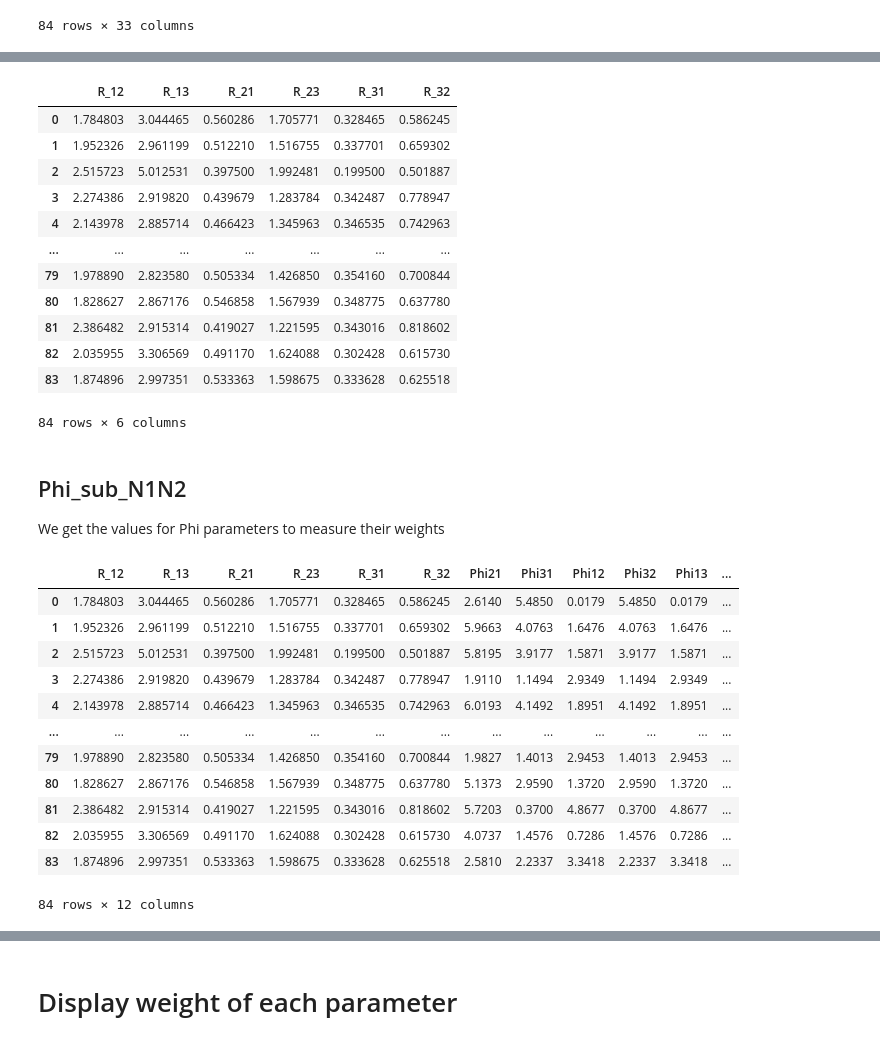
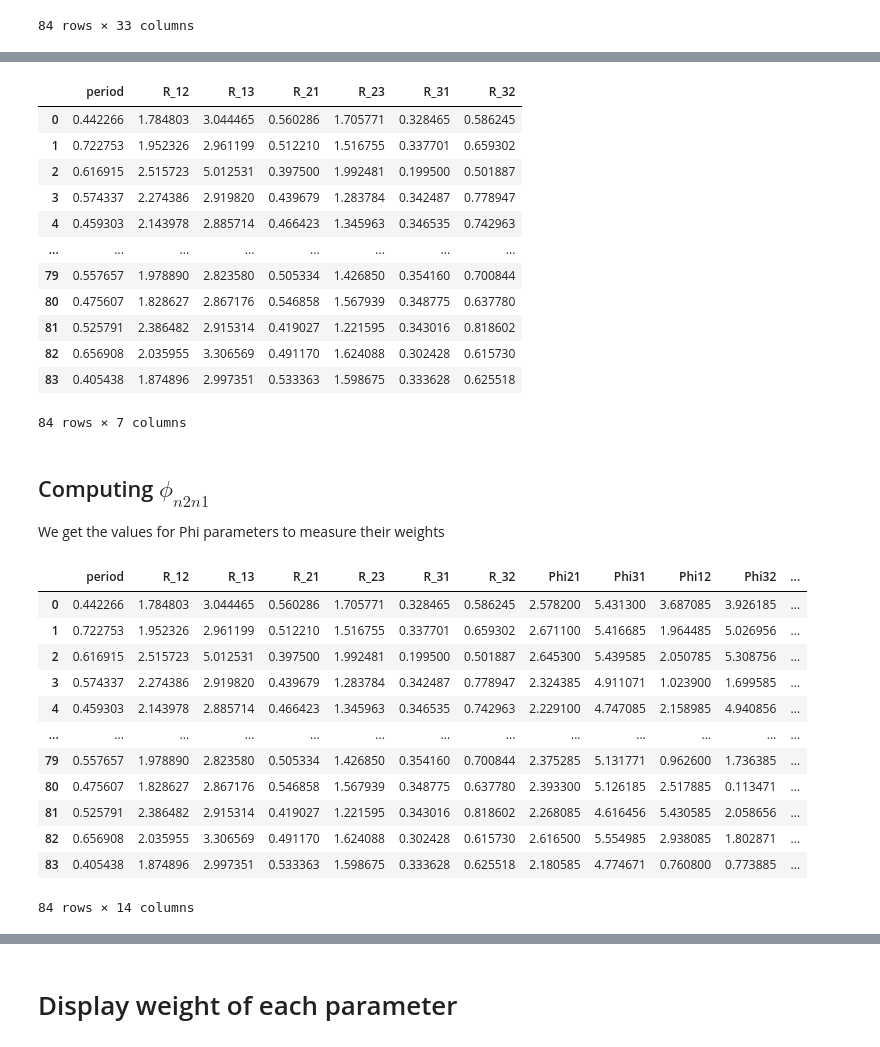
Before and after one commit to handle1337/blink, a Jupyter notebook: notebooks/blink.ipynb, the cells around one changed output, grey strips where cells are left out. Saved outputs shown, nothing was run; the diff lists cells and outputs as text; code cells hidden in the pictures.

Commit message:
feat: mostly replicated the results

```diff
--- a/notebooks/blink.ipynb
+++ b/notebooks/blink.ipynb
@@ -41,65 +43,66 @@ We'll begin by setting up a new DF with the appropriate parameters
 We want the ratios between alphas as we don't want distance to affect our weights
 # %%
-jk_df = pd.DataFrame()
+jk_df = pd.DataFrame() # This is the dataframe we'll use to replicate Jurcsik and Kovac's results with Phi31
+jk_df["period"] = df["period"]
 
 
-# Get ratios e.x. A1/A2, A1/A3 etc.
-phi_filter = df.filter(["A1","A2","A3"])
-for phi_n1 in phi_filter.columns:
+# Get amp ratios ex. A1/A2, A1/A3 etc.
+alpha_filter = df.filter(["A1","A2","A3"])
+for alpha in alpha_filter.columns:
 
-    for phi_n2 in phi_filter.drop(columns=[phi_n1]).columns:
-        ratio_name = f"R_{phi_n1[1:]}{phi_n2[1:]}"
+    for alpha_denom in alpha_filter.drop(columns=[alpha]).columns:
+        ratio_name = f"R_{alpha[1:]}{alpha_denom[1:]}"
 
         # append ratios
-        jk_df[ratio_name] = phi_filter[phi_n1].to_numpy() / phi_filter[phi_n2].to_numpy()
+        jk_df[ratio_name] = alpha_filter[alpha].to_numpy() / alpha_filter[alpha_denom].to_numpy()
 
 jk_df
 # %% [output]
-|  | R_12 | R_13 | R_21 | R_23 | R_31 | R_32 |
-| 0 | 1.784803 | 3.044465 | 0.560286 | 1.705771 | 0.328465 | 0.586245 |
-| 1 | 1.952326 | 2.961199 | 0.512210 | 1.516755 | 0.337701 | 0.659302 |
-| 2 | 2.515723 | 5.012531 | 0.397500 | 1.992481 | 0.199500 | 0.501887 |
-| 3 | 2.274386 | 2.919820 | 0.439679 | 1.283784 | 0.342487 | 0.778947 |
-| 4 | 2.143978 | 2.885714 | 0.466423 | 1.345963 | 0.346535 | 0.742963 |
-| ... | ... | ... | ... | ... | ... | ... |
-| 79 | 1.978890 | 2.823580 | 0.505334 | 1.426850 | 0.354160 | 0.700844 |
-| 80 | 1.828627 | 2.867176 | 0.546858 | 1.567939 | 0.348775 | 0.637780 |
-| 81 | 2.386482 | 2.915314 | 0.419027 | 1.221595 | 0.343016 | 0.818602 |
-| 82 | 2.035955 | 3.306569 | 0.491170 | 1.624088 | 0.302428 | 0.615730 |
-| 83 | 1.874896 | 2.997351 | 0.533363 | 1.598675 | 0.333628 | 0.625518 |
+|  | period | R_12 | R_13 | R_21 | R_23 | R_31 | R_32 |
+| 0 | 0.442266 | 1.784803 | 3.044465 | 0.560286 | 1.705771 | 0.328465 | 0.586245 |
+| 1 | 0.722753 | 1.952326 | 2.961199 | 0.512210 | 1.516755 | 0.337701 | 0.659302 |
+| 2 | 0.616915 | 2.515723 | 5.012531 | 0.397500 | 1.992481 | 0.199500 | 0.501887 |
+| 3 | 0.574337 | 2.274386 | 2.919820 | 0.439679 | 1.283784 | 0.342487 | 0.778947 |
+| 4 | 0.459303 | 2.143978 | 2.885714 | 0.466423 | 1.345963 | 0.346535 | 0.742963 |
+| ... | ... | ... | ... | ... | ... | ... | ... |
+| 79 | 0.557657 | 1.978890 | 2.823580 | 0.505334 | 1.426850 | 0.354160 | 0.700844 |
+| 80 | 0.475607 | 1.828627 | 2.867176 | 0.546858 | 1.567939 | 0.348775 | 0.637780 |
+| 81 | 0.525791 | 2.386482 | 2.915314 | 0.419027 | 1.221595 | 0.343016 | 0.818602 |
+| 82 | 0.656908 | 2.035955 | 3.306569 | 0.491170 | 1.624088 | 0.302428 | 0.615730 |
+| 83 | 0.405438 | 1.874896 | 2.997351 | 0.533363 | 1.598675 | 0.333628 | 0.625518 |
-84 rows × 6 columns
+84 rows × 7 columns
 # %% [markdown]
-## Phi_sub_N1N2
+## Computing $\phi_{n2n1}$
 We get the values for Phi parameters to measure their weights
 # %%
 phi_filter = df.filter(["phi1","phi2","phi3"])
 for phi_n1 in phi_filter.columns:
 
     for phi_n2 in phi_filter.drop(columns=[phi_n1]).columns:
-        ratio_name = f"Phi{phi_n2[3:]}{phi_n1[3:]}"
+        phi_name = f"Phi{phi_n2[3:]}{phi_n1[3:]}"
 
         phi_n1_row = phi_filter[phi_n1].to_numpy()
         phi_n2_row = phi_filter[phi_n2].to_numpy()
 
-        coef = int(phi_n1[3:])
+        coef = int(phi_n2[3:])
 
+        # append phase differences
+        jk_df[phi_name] = blink_util.twopi_normalize(phi_n1_row, phi_n2_row, coef=coef)
 
-
-        # append ratios
-        jk_df[ratio_name] = blink_util.twopi_normalize(phi_n1_row,phi_n2_row,coef=coef)
+jk_df["metallicity"] = df["metallicity"]
 
 jk_df
 # %% [output]
-|  | R_12 | R_13 | R_21 | R_23 | R_31 | R_32 | Phi21 | Phi31 | Phi12 | Phi32 | Phi13 | ... |
-| 0 | 1.784803 | 3.044465 | 0.560286 | 1.705771 | 0.328465 | 0.586245 | 2.6140 | 5.4850 | 0.0179 | 5.4850 | 0.0179 | ... |
-| 1 | 1.952326 | 2.961199 | 0.512210 | 1.516755 | 0.337701 | 0.659302 | 5.9663 | 4.0763 | 1.6476 | 4.0763 | 1.6476 | ... |
-| 2 | 2.515723 | 5.012531 | 0.397500 | 1.992481 | 0.199500 | 0.501887 | 5.8195 | 3.9177 | 1.5871 | 3.9177 | 1.5871 | ... |
-| 3 | 2.274386 | 2.919820 | 0.439679 | 1.283784 | 0.342487 | 0.778947 | 1.9110 | 1.1494 | 2.9349 | 1.1494 | 2.9349 | ... |
-| 4 | 2.143978 | 2.885714 | 0.466423 | 1.345963 | 0.346535 | 0.742963 | 6.0193 | 4.1492 | 1.8951 | 4.1492 | 1.8951 | ... |
+|  | period | R_12 | R_13 | R_21 | R_23 | R_31 | R_32 | Phi21 | Phi31 | Phi12 | Phi32 | ... |
+| 0 | 0.442266 | 1.784803 | 3.044465 | 0.560286 | 1.705771 | 0.328465 | 0.586245 | 2.578200 | 5.431300 | 3.687085 | 3.926185 | ... |
+| 1 | 0.722753 | 1.952326 | 2.961199 | 0.512210 | 1.516755 | 0.337701 | 0.659302 | 2.671100 | 5.416685 | 1.964485 | 5.026956 | ... |
+| 2 | 0.616915 | 2.515723 | 5.012531 | 0.397500 | 1.992481 | 0.199500 | 0.501887 | 2.645300 | 5.439585 | 2.050785 | 5.308756 | ... |
+| 3 | 0.574337 | 2.274386 | 2.919820 | 0.439679 | 1.283784 | 0.342487 | 0.778947 | 2.324385 | 4.911071 | 1.023900 | 1.699585 | ... |
+| 4 | 0.459303 | 2.143978 | 2.885714 | 0.466423 | 1.345963 | 0.346535 | 0.742963 | 2.229100 | 4.747085 | 2.158985 | 4.940856 | ... |
 | ... | ... | ... | ... | ... | ... | ... | ... | ... | ... | ... | ... | ... |
-| 79 | 1.978890 | 2.823580 | 0.505334 | 1.426850 | 0.354160 | 0.700844 | 1.9827 | 1.4013 | 2.9453 | 1.4013 | 2.9453 | ... |
-| 80 | 1.828627 | 2.867176 | 0.546858 | 1.567939 | 0.348775 | 0.637780 | 5.1373 | 2.9590 | 1.3720 | 2.9590 | 1.3720 | ... |
-| 81 | 2.386482 | 2.915314 | 0.419027 | 1.221595 | 0.343016 | 0.818602 | 5.7203 | 0.3700 | 4.8677 | 0.3700 | 4.8677 | ... |
-| 82 | 2.035955 | 3.306569 | 0.491170 | 1.624088 | 0.302428 | 0.615730 | 4.0737 | 1.4576 | 0.7286 | 1.4576 | 0.7286 | ... |
-| 83 | 1.874896 | 2.997351 | 0.533363 | 1.598675 | 0.333628 | 0.625518 | 2.5810 | 2.2337 | 3.3418 | 2.2337 | 3.3418 | ... |
+| 79 | 0.557657 | 1.978890 | 2.823580 | 0.505334 | 1.426850 | 0.354160 | 0.700844 | 2.375285 | 5.131771 | 0.962600 | 1.736385 | ... |
+| 80 | 0.475607 | 1.828627 | 2.867176 | 0.546858 | 1.567939 | 0.348775 | 0.637780 | 2.393300 | 5.126185 | 2.517885 | 0.113471 | ... |
+| 81 | 0.525791 | 2.386482 | 2.915314 | 0.419027 | 1.221595 | 0.343016 | 0.818602 | 2.268085 | 4.616456 | 5.430585 | 2.058656 | ... |
+| 82 | 0.656908 | 2.035955 | 3.306569 | 0.491170 | 1.624088 | 0.302428 | 0.615730 | 2.616500 | 5.554985 | 2.938085 | 1.802871 | ... |
+| 83 | 0.405438 | 1.874896 | 2.997351 | 0.533363 | 1.598675 | 0.333628 | 0.625518 | 2.180585 | 4.774671 | 0.760800 | 0.773885 | ... |
-84 rows × 12 columns
+84 rows × 14 columns
```
Also changed, not shown: parts of 16 cells of this notebook, 1 other file.
